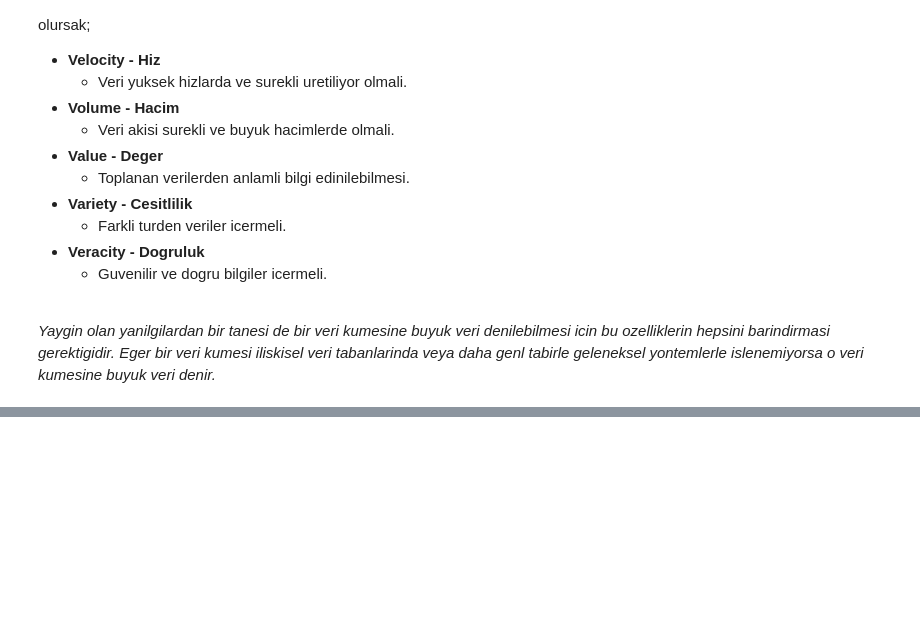
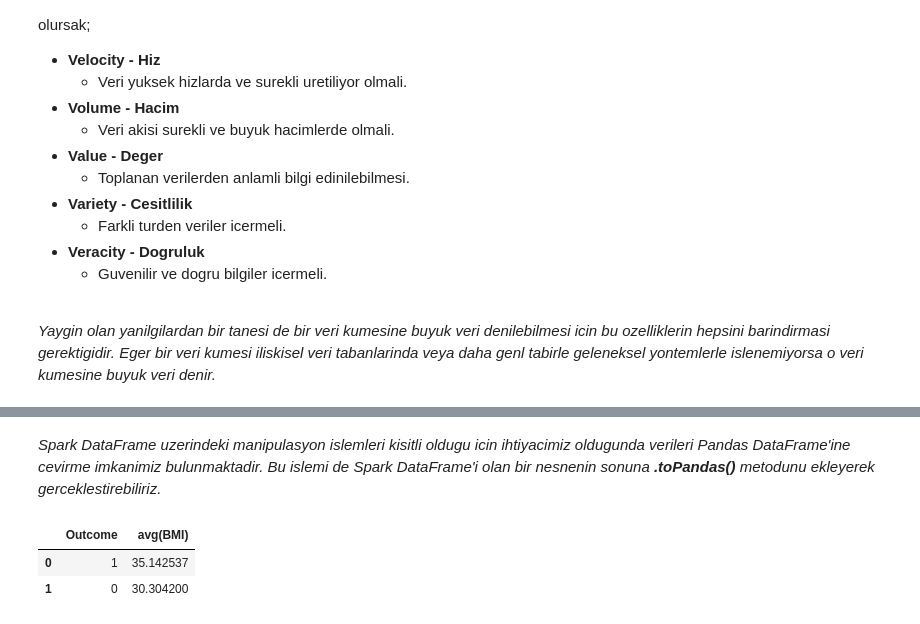
Before and after one commit to eabalta/data_science_notes, a Jupyter notebook: 7 - Big Data.ipynb, the cells around one changed output, grey strips where cells are left out. Drawn from its saved outputs; the diff is of its cells as text; code cells hidden in the pictures; blank space fills up the shorter version.

Commit message:
add details  pyspark

```diff
--- a/7 - Big Data.ipynb
+++ b/7 - Big Data.ipynb
@@ -171,0 +181,13 @@ PySpark, Apache Spark'i Python uzerinde kullanabilmek icin olusturulan bir inter
+# %%
+import pyspark
+from pyspark.sql import SparkSession
+from pyspark.conf import SparkConf
+from pyspark import SparkContext
+
+spark = SparkSession.builder\
+        .master("local")\
+        .appName("pyspark_firstApp")\
+        .getOrCreate()
+
+sc = spark.sparkContext
+sc
@@ -171,0 +206,2 @@ PySpark, Apache Spark'i Python uzerinde kullanabilmek icin olusturulan bir inter
+# %%
+spark_df = spark.read.csv("csv/diabetes.csv",header=True,inferSchema=True)
@@ -171,0 +445,8 @@ PySpark, Apache Spark'i Python uzerinde kullanabilmek icin olusturulan bir inter
+# %% [markdown]
+_Spark DataFrame uzerindeki manipulasyon islemleri kisitli oldugu icin ihtiyacimiz oldugunda verileri Pandas DataFrame'ine cevirme imkanimiz bulunmaktadir. Bu islemi de Spark DataFrame'i olan bir nesnenin sonuna **.toPandas()** metodunu ekleyerek gerceklestirebiliriz._
+# %%
+spark_df.groupby("Outcome").agg({"BMI" : "mean"}).toPandas()
+# %% [output]
+|  | Outcome | avg(BMI) |
+| 0 | 1 | 35.142537 |
+| 1 | 0 | 30.304200 |
```
Also changed, not shown: parts of 50 cells of this notebook.
